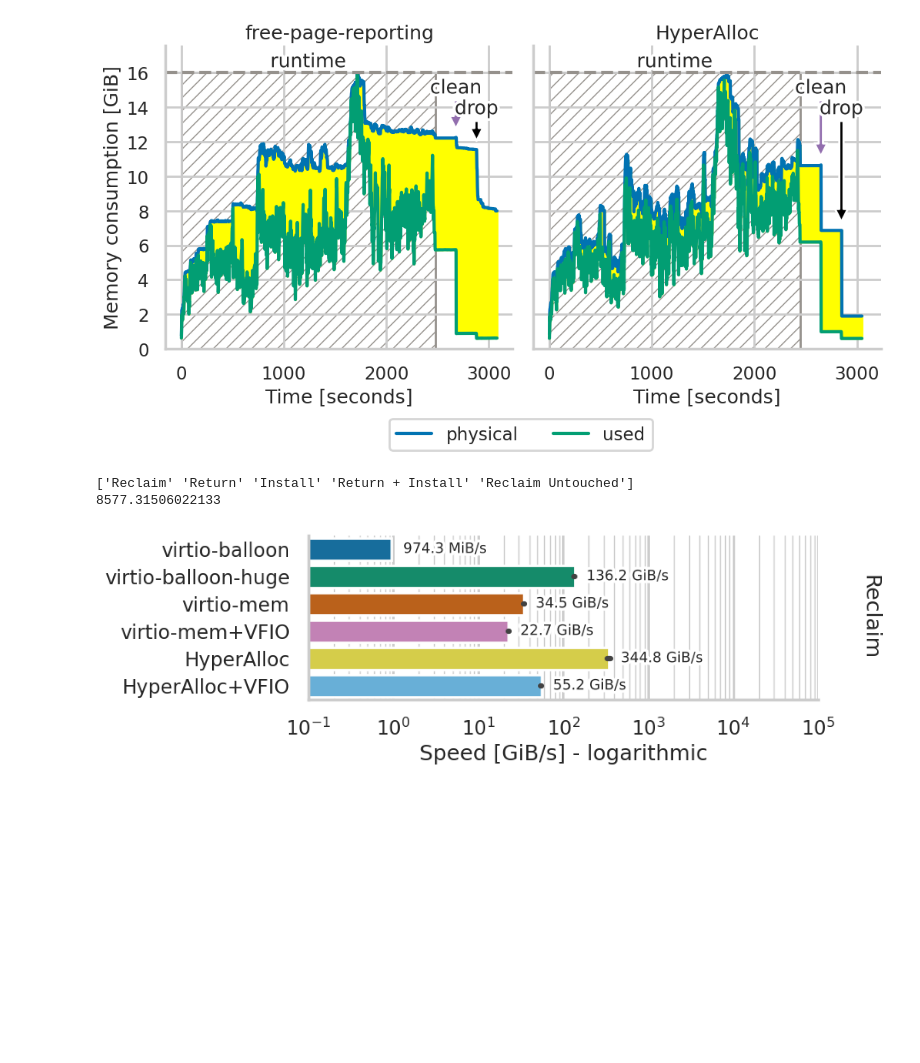
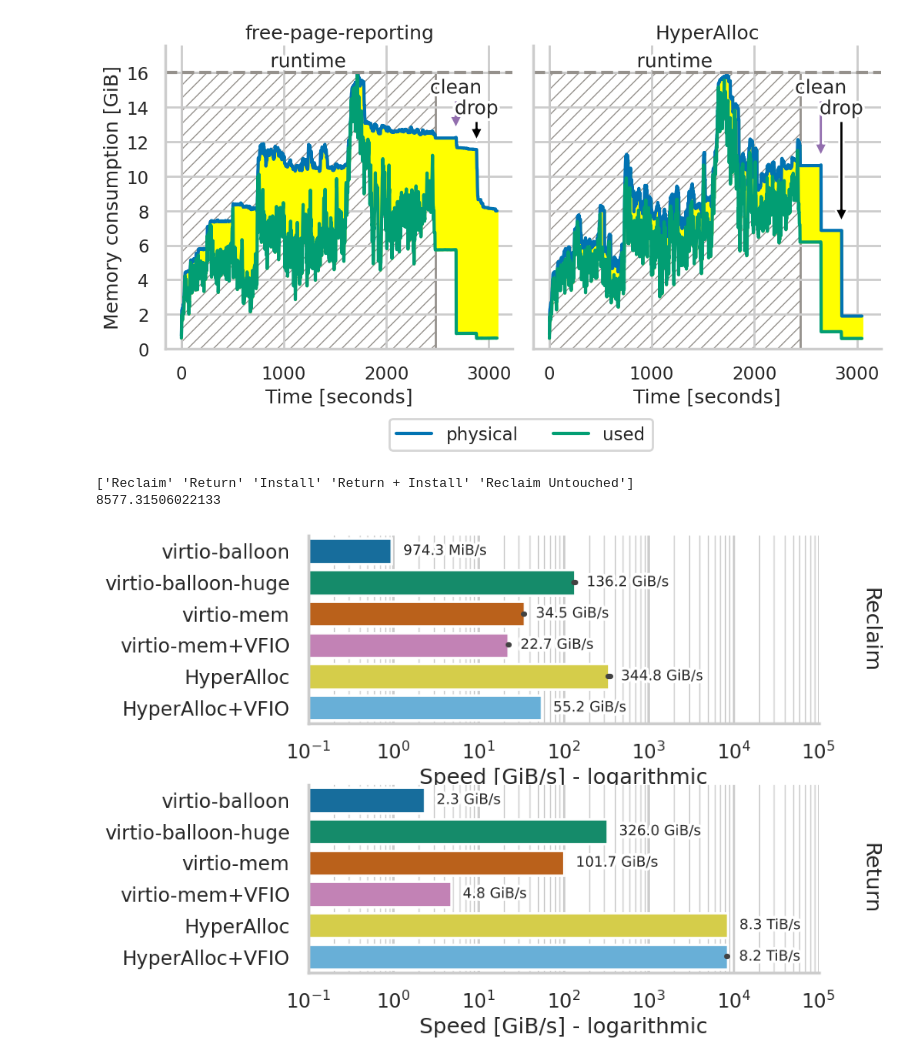
Before and after one commit to luhsra/hyperalloc-bench, a Jupyter notebook: talk.ipynb, the cells around one changed output. Drawn from its saved outputs; the diff is of its cells as text; code cells hidden in the pictures; blank space fills up the shorter version.

Commit message:
:art: Update talk plots

```diff
--- a/talk.ipynb
+++ b/talk.ipynb
@@ -312,38 +312,38 @@ print(pgd["op"].unique())
 print(pgd["time"].max())
 order = ["virtio-balloon","virtio-balloon-huge","virtio-mem","virtio-mem+VFIO","HyperAlloc","HyperAlloc+VFIO"]
 p = sns.FacetGrid(pgd, row="op", margin_titles=True,
-                  row_order=["Reclaim"],
+                  row_order=["Reclaim", "Return"],
                   aspect=3, height=3.2, sharex=False)
 
 p.map_dataframe(sns.barplot, y="mode", hue="mode", hue_order=order,
                 palette="colorblind6", x="time", dodge=False)
 p.set(ylabel=None)
 
 def mem_fmt(x: float) -> str:
     x *= 1024**3
     sizes = ["TiB", "GiB", "MiB", "KiB"]
     for i, suffix in enumerate(sizes):
         mul = 1024 ** (len(sizes) - i)
         if x > mul: return f"{x/mul:.1f} {suffix}/s"
     return f"{x:.2} B/s"
 
 for key, ax in p.axes_dict.items():
     if key != "Return + Install":
         ax.set(xlim=(1e-1, 1e5))
         ax.set_xscale("log", base=10)
         ax.set(xlabel="Speed [GiB/s] - logarithmic")
     else:
         ax.set(xlim=(0, 6))
         ax.set(xlabel="Speed [GiB/s] - linear")
 
     ax.grid(True, which="minor", linewidth=1)
     for c in ax.containers:
         ax.bar_label(c, fmt=mem_fmt, fontsize=12, padding=10,
                      path_effects=[patheffects.withStroke(linewidth=5, foreground='white')])
 p.set_titles(row_template="{row_name}", xytext=(1.08, 0.5))
 p.figure.savefig("inflate/talk-inflate.pdf", bbox_inches="tight")
 p.figure.savefig("inflate/talk-inflate.svg", bbox_inches="tight")
 # %% [output]
 ['Reclaim' 'Return' 'Install' 'Return + Install' 'Reclaim Untouched']
 8577.31506022133
-[figure, old version]
+[figure, new version]
```
